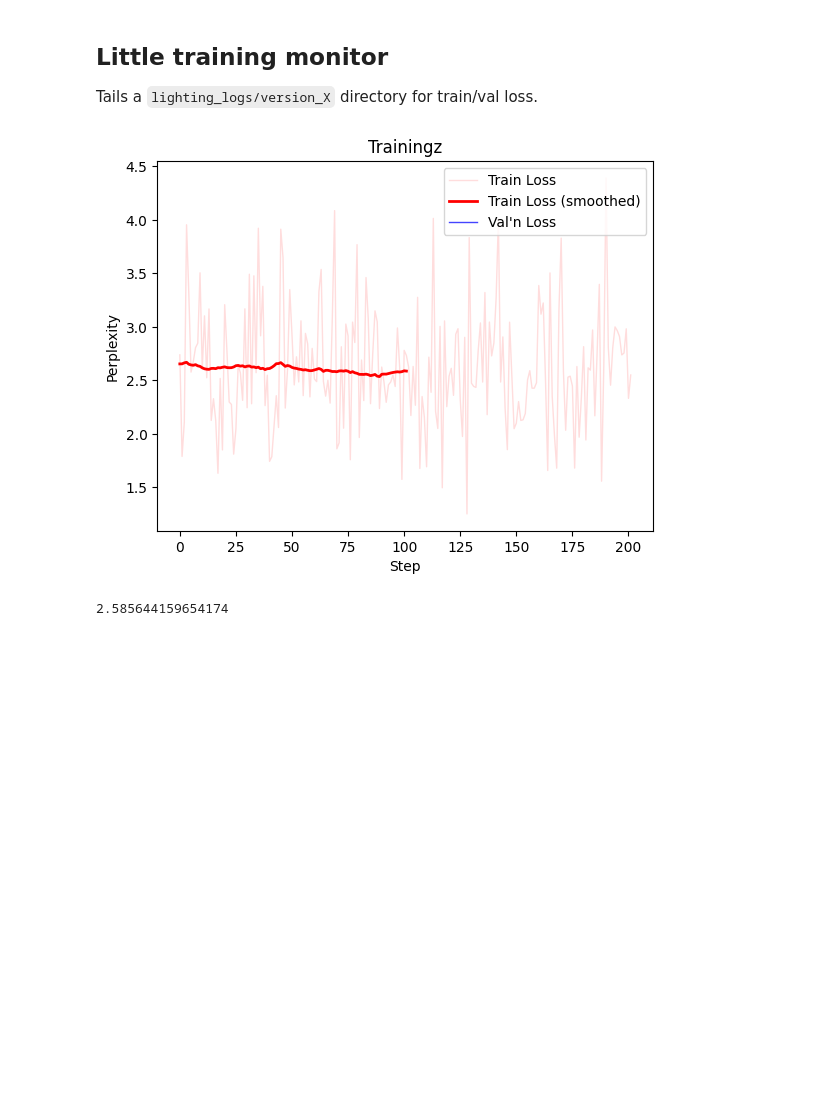
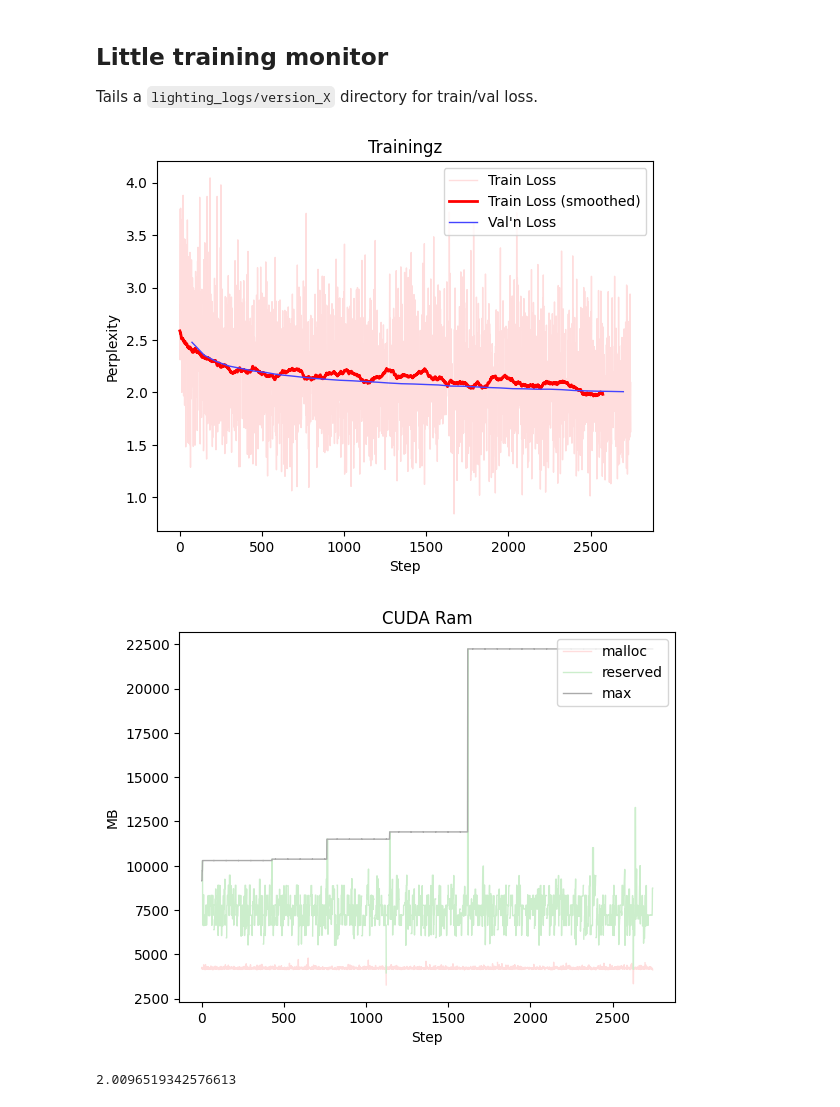
Before and after one commit to kmapb/microlm, a Jupyter notebook: Conv_Text.ipynb, the cells around one changed output. Saved outputs shown, nothing was run; the diff lists cells and outputs as text; code cells hidden in the pictures; blank space fills up the shorter version.

```diff
--- a/Conv_Text.ipynb
+++ b/Conv_Text.ipynb
@@ -12,31 +13,41 @@ import pandas as pd
 # %%
-tdat = pd.read_csv('lightning_logs/version_3/metrics.csv')
+tdat = pd.read_csv('lightning_logs/version_4/metrics.csv')
 train = tdat.train_loss[~np.isnan(tdat.train_loss)]
 
 xspace = np.linspace(0, len(train), len(train))
 fsz = max(100, len(train)//20)
 filter = np.ones(fsz)/fsz
 # filter =  np.linspace(0.25, 1.75, num=fsz)/fsz
 
-import matplotlib.pyplot as plt
 
 plt.plot( train, label = 'Train Loss', color='#fdd', linewidth=1)
 plt.plot( np.convolve(train, filter, mode='valid'), label = 'Train Loss (smoothed)', color='r', linewidth=2)
 if 'val_loss' in tdat.columns:
     val = tdat.val_loss[~np.isnan(tdat.val_loss)]
     plt.plot( val, label = 'Val\'n Loss', color='#44f', linewidth=1)
 
 plt.xlabel('Step')
 plt.ylabel('Perplexity')
 plt.legend(loc='upper right')
 plt.title('Trainingz')
 plt.show()
+
+plt.plot( tdat.traincuda_malloc_mb, label = 'malloc', color='#fdd', linewidth=1)
+plt.plot( tdat.traincuda_reserved_mb, label = 'reserved', color='#cec', linewidth=1)
+plt.plot( tdat.traincuda_max_reserved_mb, label = 'max', color='#aaa', linewidth=1)
+
+plt.xlabel('Step')
+plt.ylabel('MB')
+plt.legend(loc='upper right')
+plt.title('CUDA Ram')
+plt.show()
 # %% [output]
-[figure, old version]
+[figure, new version]
+[figure, added]
 # %%
 np.mean(tdat.train_loss[-100:])
 # %% [output]
-2.585644159654174
+2.0096519342576613
 # %%
 tdat.val_loss[~np.isnan(tdat.val_loss)]
 # %% [output]
```
Also changed, not shown: parts of 4 cells of this notebook, 5 other files.
